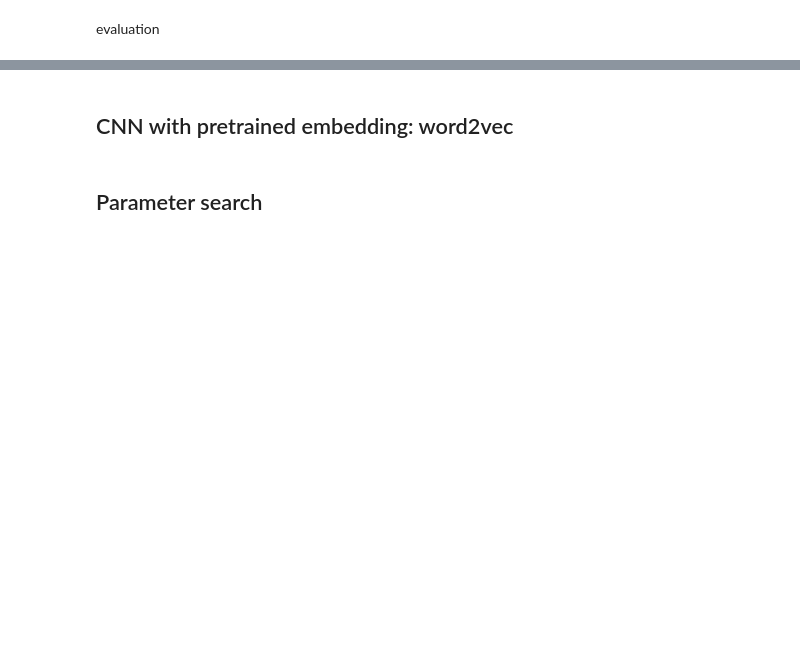
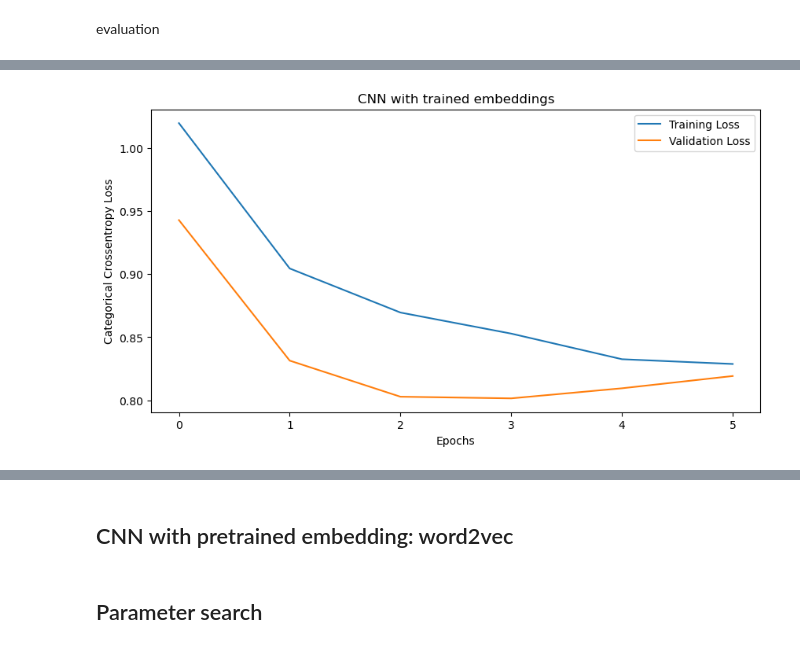
Before and after one commit to Disquietudee/Recognising-hate-speech-on-twitter-vs-offensive-language, a Jupyter notebook: CNN.ipynb, the cells around one changed output, grey strips where cells are left out. Cells and saved outputs as stored; diff of their text form; code cells hidden in the pictures; blank space fills up the shorter version.

Commit message:
added second CNN model

```diff
--- a/CNN.ipynb
+++ b/CNN.ipynb
@@ -177,0 +193,12 @@ array([[0., 1., 0.],
+# %%
+def plotLossCurves(history):
+    results = pd.DataFrame(history.history)
+
+    plt.figure(figsize = (10,5))
+    plt.plot(results.index, results.loss)
+    plt.plot(results.index, results.val_loss)
+    plt.title("CNN with trained embeddings")
+    plt.xlabel("Epochs")
+    plt.ylabel("Categorical Crossentropy Loss")
+    plt.legend(["Training Loss", "Validation Loss"])
+    plt.show()
@@ -236,0 +266,31 @@ None
+# %%
+# #Model 1
+
+num_filters = 64
+output_dimension = 100
+kernel_size = 8
+
+
+def createCNN1(num_filters, output_dimension):
+    input = Input(shape=(max_length,), dtype="int32")
+    embedding_layer = Embedding(input_dim=vocab_size, output_dim=output_dimension, input_length=max_length)(input)
+
+    convolution = Conv1D(filters = num_filters, kernel_size = kernel_size, activation = 'relu')(embedding_layer)
+    pooling = MaxPooling1D(pool_size=2)(convolution) #pooling to downsample feature extraction
+    flatten = Flatten()(pooling)
+    dense_1 = Dense(10, activation ='relu', kernel_regularizer=l2(0.01)) (flatten)
+    dropout = Dropout(0.5)(dense_1)
+    output = Dense(3, activation = "softmax") (dropout)
+
+    model1 = Model(inputs=input, outputs=output)
+    optimizer = tensorflow.optimizers.Adam(lr=0.0001)
+    model1.compile(loss="categorical_crossentropy", optimizer=optimizer, metrics=["accuracy"])
+    model1.summary()
+
+    return model1
+
+
+early_stopping = EarlyStopping(monitor='val_loss', min_delta=0.01, patience=3, verbose=1)
+callbacks_list = [early_stopping]
+# %%
+model1 = createCNN1(num_filters, output_dimension)
@@ -292,0 +349,4 @@ plt.show()
+# %%
+plotLossCurves(history)
+# %% [output]
+[figure, added]
```
Also changed, not shown: parts of 31 cells of this notebook.
